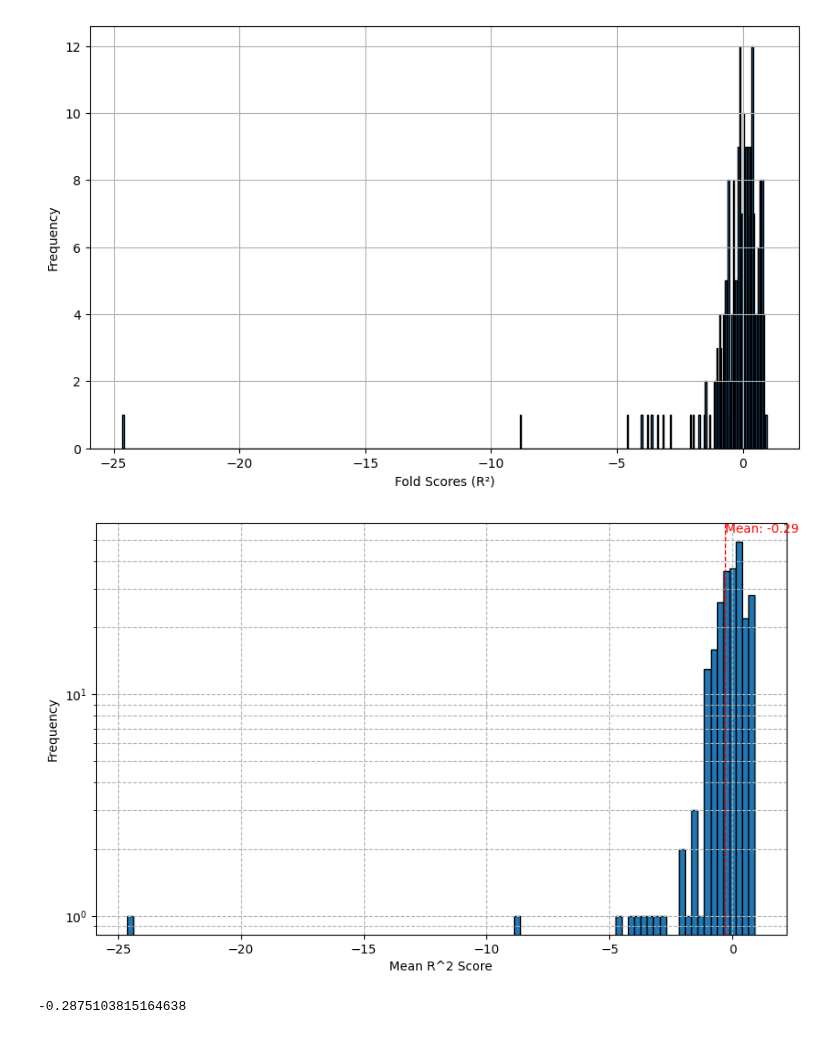
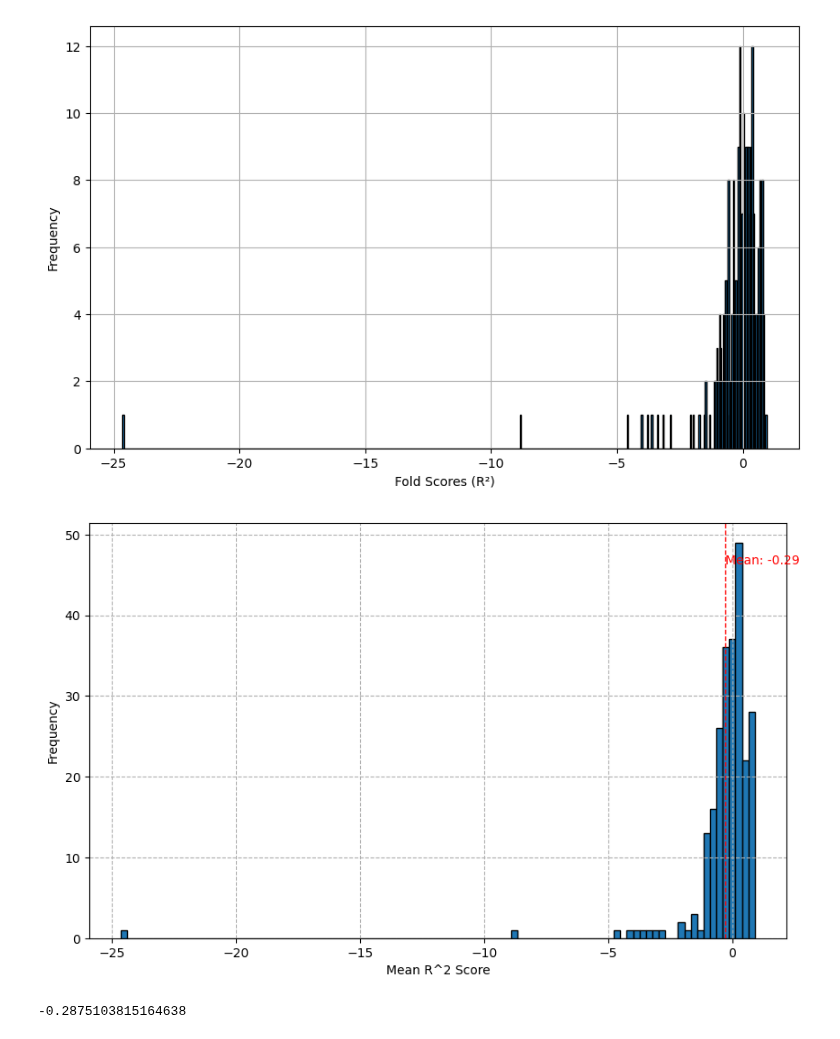
Before and after one commit to Yawkward/x.elegans, a Jupyter notebook: xelegans_analy_lasso_full.ipynb, the cells around one changed output. Saved outputs shown, nothing was run; the diff lists cells and outputs as text; code cells hidden in the pictures.

```diff
--- a/xelegans_analy_lasso_full.ipynb
+++ b/xelegans_analy_lasso_full.ipynb
@@ -198,25 +209,25 @@ plt.show()
 # %%
 plt.figure(figsize=(10, 6))
 
 # Logarithmic scale for x-axis
 all_mean_scores = [lasso_results[target_data]['mean_10x'] for target_data in lasso_results.keys()]
 
 bin_edges = np.histogram_bin_edges(all_mean_scores, bins='auto')
-plt.hist(all_mean_scores, bins=bin_edges, edgecolor='black', log=True)
+plt.hist(all_mean_scores, bins=bin_edges, edgecolor='black')#, log=True)
 
 plt.xlabel('Mean R^2 Score')
 plt.ylabel('Frequency')
 #plt.title('Distribution of Mean \( R^2 \) Scores Across Targets')
 plt.grid(True, which="both", ls="--")  # Grid for both major and minor ticks
 
 # Annotation for mean or median
 mean_score = np.mean(all_mean_scores)
 plt.axvline(mean_score, color='red', linestyle='dashed', linewidth=1)
 plt.text(mean_score, plt.gca().get_ylim()[1]*0.9, f'Mean: {mean_score:.2f}', color = 'red')
 
 plt.show()
 # %% [output]
-[figure, old version]
+[figure, new version]
 # %%
 np.mean(all_mean_scores)
 #bin_edges
```
Also changed, not shown: parts of 5 cells of this notebook.
